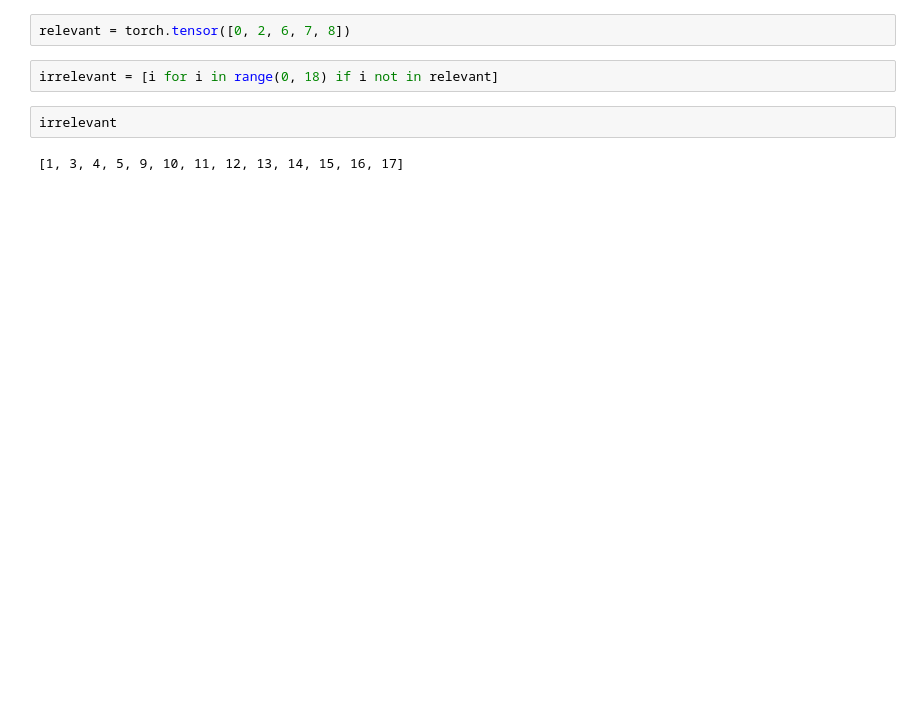
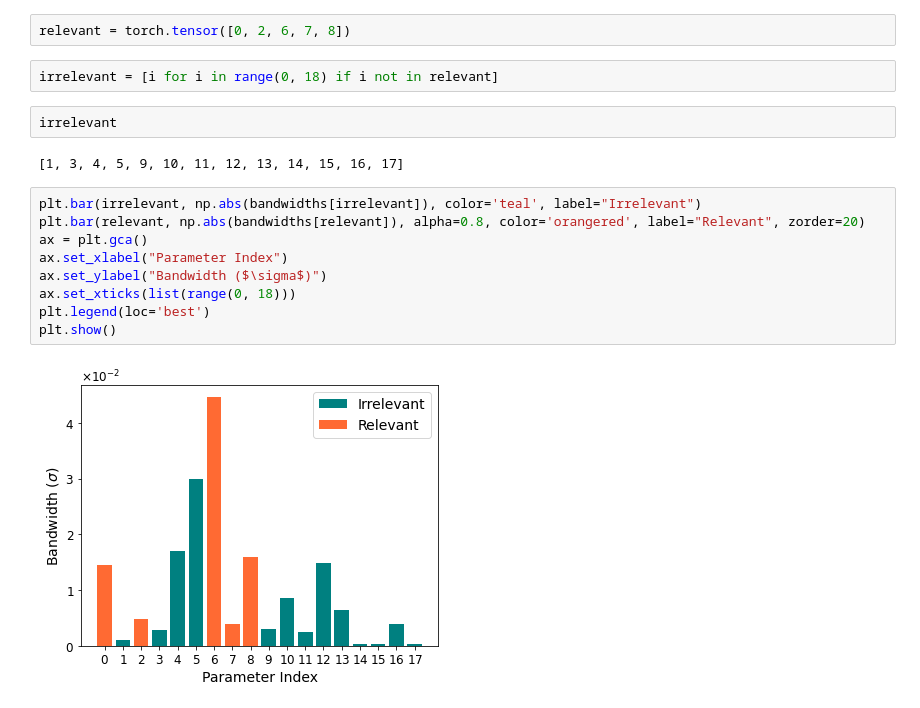
Before and after one commit to mpotto/pyselect, a Jupyter notebook: notebooks/preliminary-tests.ipynb, the cells around one changed output. Cells and saved outputs as stored; diff of their text form; blank space fills up the shorter version.

```diff
--- a/notebooks/preliminary-tests.ipynb
+++ b/notebooks/preliminary-tests.ipynb
@@ -292,6 +253,17 @@ irrelevant = [i for i in range(0, 18) if i not in relevant]
 irrelevant
 # %% [output]
 [1, 3, 4, 5, 9, 10, 11, 12, 13, 14, 15, 16, 17]
+# %%
+plt.bar(irrelevant, np.abs(bandwidths[irrelevant]), color='teal', label="Irrelevant")
+plt.bar(relevant, np.abs(bandwidths[relevant]), alpha=0.8, color='orangered', label="Relevant", zorder=20)
+ax = plt.gca()
+ax.set_xlabel("Parameter Index")
+ax.set_ylabel("Bandwidth ($\sigma$)")
+ax.set_xticks(list(range(0, 18)))
+plt.legend(loc='best')
+plt.show()
+# %% [output]
+[figure, added]
 # %%
 plt.hist(bandwidths[relevant], bins=bins, rwidth=0.8, color='teal', label="Irrelevant")
 plt.hist(bandwidths[irrelevant], bins=bins, rwidth=0.8, alpha=0.8, color='orangered', label="Relevant", zorder=20)
```
Also changed, not shown: parts of 27 cells of this notebook.
